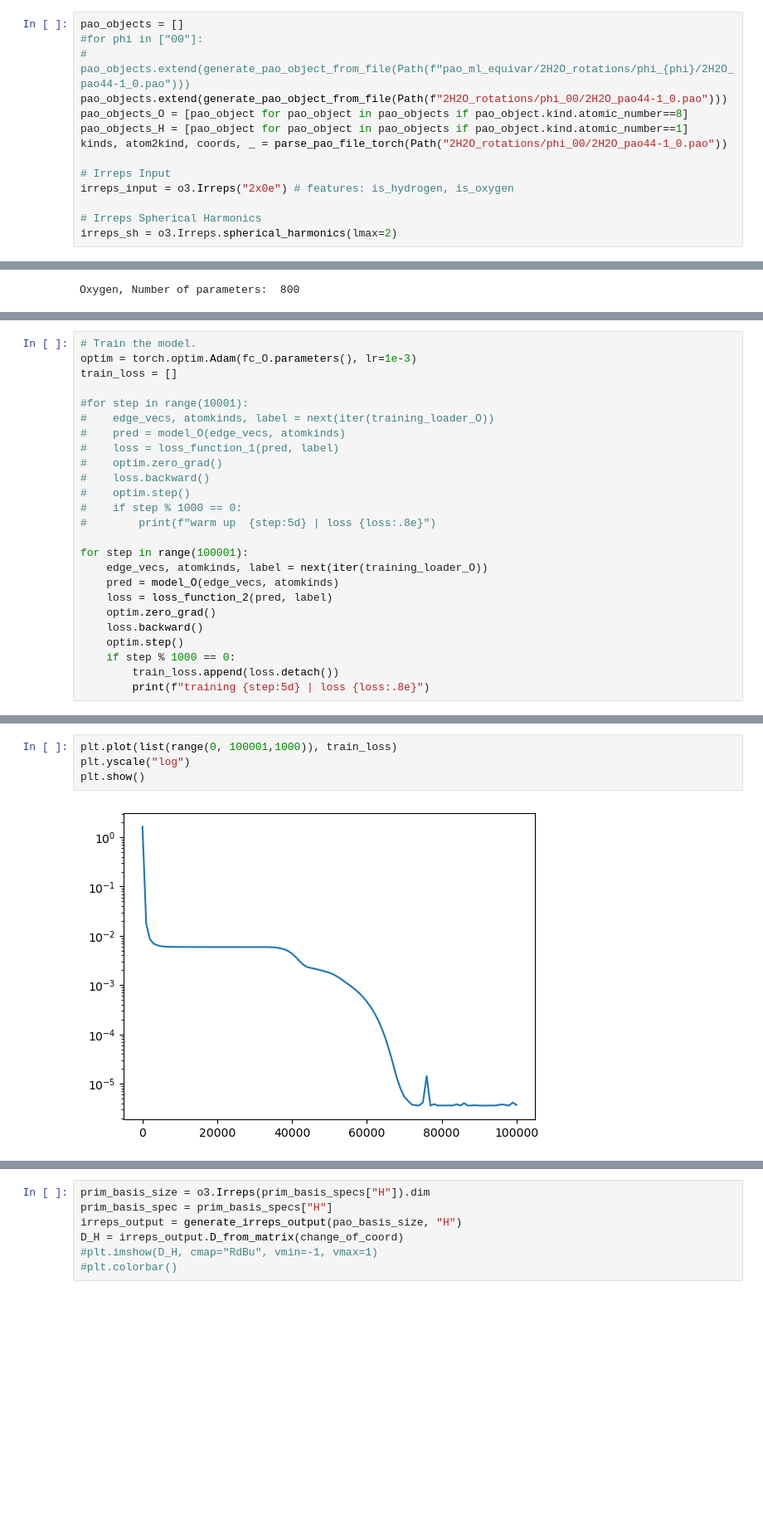
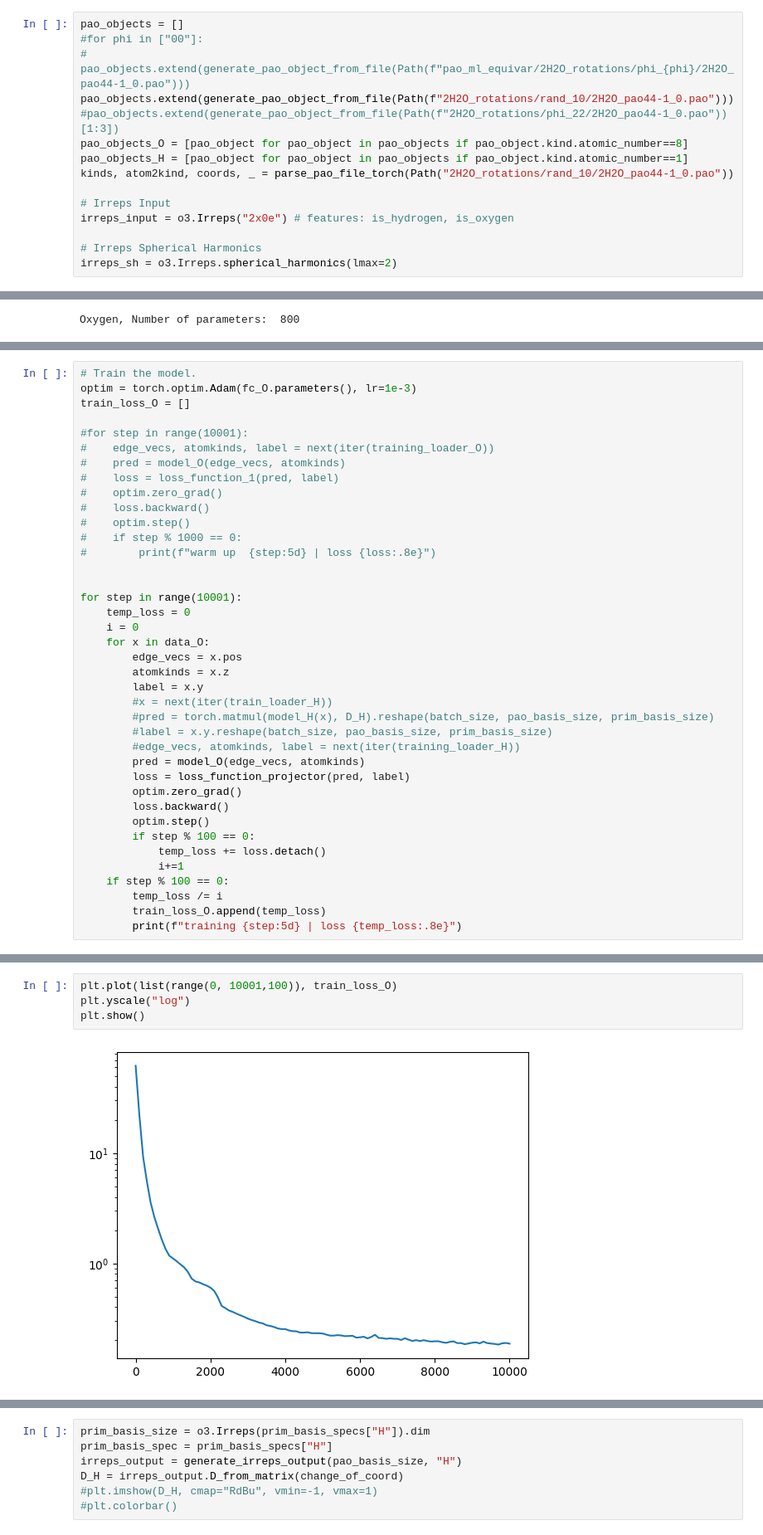
Before and after one commit to oschuett/pao_ml_equivar, a Jupyter notebook: pao_equi_ml.ipynb, the cells around one changed output, grey strips where cells are left out. Shown at 83% size. Cells and saved outputs as stored; diff of their text form; blank space fills up the shorter version.

```diff
--- a/pao_equi_ml.ipynb
+++ b/pao_equi_ml.ipynb
@@ -88,10 +124,11 @@ def generate_irreps_output(pao_basis_size, atom_species):
 pao_objects = []
 #for phi in ["00"]:
 #    pao_objects.extend(generate_pao_object_from_file(Path(f"pao_ml_equivar/2H2O_rotations/phi_{phi}/2H2O_pao44-1_0.pao")))
-pao_objects.extend(generate_pao_object_from_file(Path(f"2H2O_rotations/phi_00/2H2O_pao44-1_0.pao")))
+pao_objects.extend(generate_pao_object_from_file(Path(f"2H2O_rotations/rand_10/2H2O_pao44-1_0.pao")))
+#pao_objects.extend(generate_pao_object_from_file(Path(f"2H2O_rotations/phi_22/2H2O_pao44-1_0.pao"))[1:3])
 pao_objects_O = [pao_object for pao_object in pao_objects if pao_object.kind.atomic_number==8]
 pao_objects_H = [pao_object for pao_object in pao_objects if pao_object.kind.atomic_number==1]
-kinds, atom2kind, coords, _ = parse_pao_file_torch(Path("2H2O_rotations/phi_00/2H2O_pao44-1_0.pao"))
+kinds, atom2kind, coords, _ = parse_pao_file_torch(Path("2H2O_rotations/rand_10/2H2O_pao44-1_0.pao"))
 
 # Irreps Input
 irreps_input = o3.Irreps("2x0e") # features: is_hydrogen, is_oxygen
@@ -175,7 +314,7 @@ D_O = irreps_output.D_from_matrix(change_of_coord)
 # %%
 # Train the model.
 optim = torch.optim.Adam(fc_O.parameters(), lr=1e-3)
-train_loss = []
+train_loss_O = []
 
 #for step in range(10001):
 #    edge_vecs, atomkinds, label = next(iter(training_loader_O))
@@ -187,14 +326,28 @@ train_loss = []
 #    if step % 1000 == 0:
 #        print(f"warm up  {step:5d} | loss {loss:.8e}")
 
-for step in range(100001):
-    edge_vecs, atomkinds, label = next(iter(training_loader_O))
-    pred = model_O(edge_vecs, atomkinds)
-    loss = loss_function_2(pred, label)
-    optim.zero_grad()
-    loss.backward()
-    optim.step()
-    if step % 1000 == 0:
-        train_loss.append(loss.detach())
-        print(f"training {step:5d} | loss {loss:.8e}")
+
+for step in range(10001):
+    temp_loss = 0
+    i = 0
+    for x in data_O:
+        edge_vecs = x.pos
+        atomkinds = x.z
+        label = x.y
+        #x = next(iter(train_loader_H))
+        #pred = torch.matmul(model_H(x), D_H).reshape(batch_size, pao_basis_size, prim_basis_size)
+        #label = x.y.reshape(batch_size, pao_basis_size, prim_basis_size)
+        #edge_vecs, atomkinds, label = next(iter(training_loader_H))
+        pred = model_O(edge_vecs, atomkinds)
+        loss = loss_function_projector(pred, label)
+        optim.zero_grad()
+        loss.backward()
+        optim.step()
+        if step % 100 == 0:
+            temp_loss += loss.detach()
+            i+=1
+    if step % 100 == 0:
+        temp_loss /= i
+        train_loss_O.append(temp_loss)
+        print(f"training {step:5d} | loss {temp_loss:.8e}")
 # %% [output]
@@ -218,6 +371,6 @@ training 100000 | loss 3.70098974e-06
 # %%
-plt.plot(list(range(0, 100001,1000)), train_loss)
+plt.plot(list(range(0, 10001,100)), train_loss_O)
 plt.yscale("log")
 plt.show()
 # %% [output]
-[figure, old version]
+[figure, new version]
```
Also changed, not shown: parts of 31 cells of this notebook.
